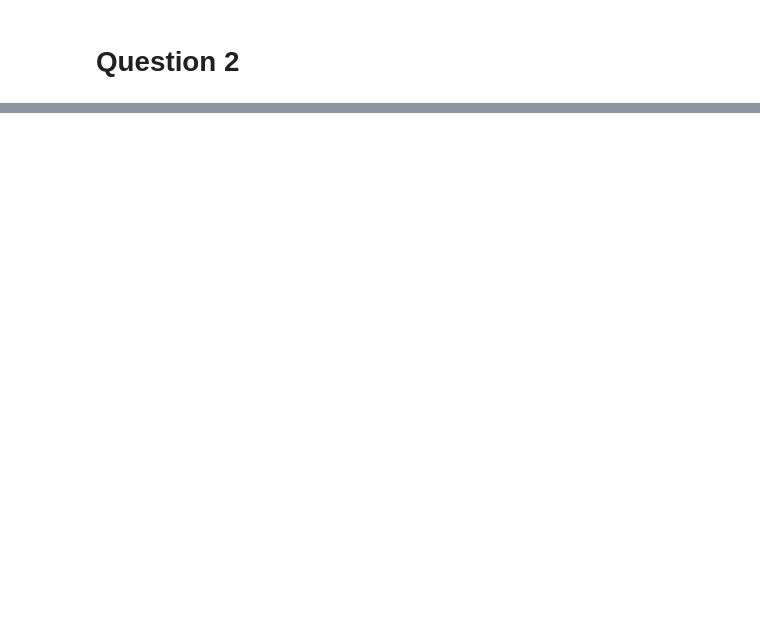
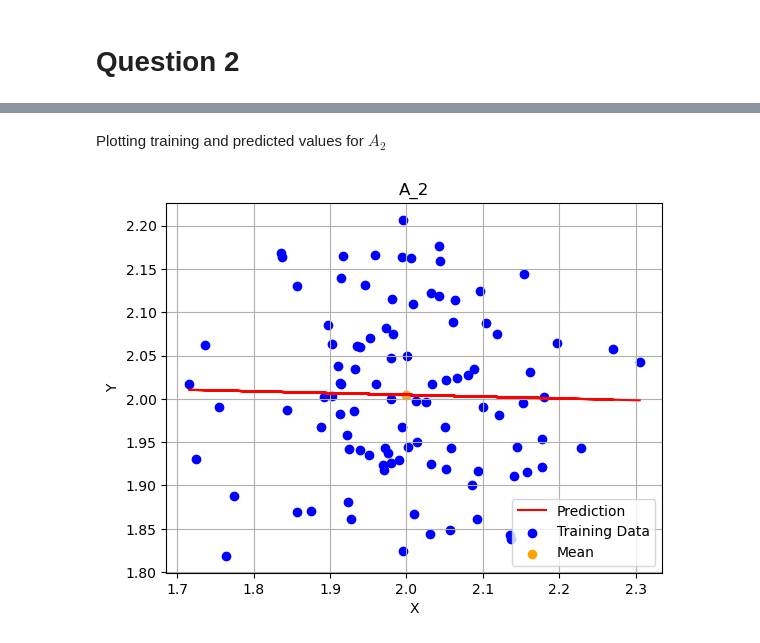
Before and after one commit to ryankafoor/Applied_Machine_Learning, a Jupyter notebook: linear_regression.ipynb, the cells around one changed output, grey strips where cells are left out. Saved outputs shown, nothing was run; the diff lists cells and outputs as text; code cells hidden in the pictures; blank space fills up the shorter version.

```diff
--- a/linear_regression.ipynb
+++ b/linear_regression.ipynb
@@ -58,29 +70,37 @@ plt.show()
 # %% [markdown]
 # Question 2
 # %%
+#Initializing matrices with varying standard deviation
 A_1 = np.random.normal(2,0.01,(100,2))
 A_2 = np.random.normal(2,0.1,(100,2))
 A_3 = np.random.normal(2,1,(100,2))
 
 
+#Algorithm 1 (Learn Simple Linear Regression)
+def simple_linear_regression(data):
 
-def simple_linear_regression(data):
+    #Calculate mean of columns
     (x_mean, y_mean) = np.mean(data, axis=0)
     x_y = np.array([x_mean, y_mean])
+
+    #Subtract vector with [x_mean, y_mean] from each row
     data1 = data - x_y
+
+    #Perform elementwise multiplication of both columns and add the resulting values
     product_numerator = data1[:, 0] * data1[:, 1]
     sum_product_numerator = np.sum(product_numerator)
 
+    #Perform elementwise multiplication of first column with itself and add the resulting values
     product_denominator = data1[:, 0] * data1[:, 0]
     sum_product_denominator = np.sum(product_denominator)
 
-    beta_0 = sum_product_numerator / sum_product_denominator
-    beta_1 = y_mean - beta_0 * x_mean
+    beta_1 = sum_product_numerator / sum_product_denominator
+    beta_0 = y_mean - beta_1 * x_mean
 
     return beta_0, beta_1
 
 
-
+#Algorithm 2 (Predict using Simple Linear Regression)
 def predict_using_slg(data_point, beta_0, beta_1):
     target_prediction = beta_0 + beta_1 * data_point
     return target_prediction
@@ -116,7 +137,15 @@ plt.show()
+# %% [markdown]
+Plotting training and predicted values for $A_2$
 # %%
+plt.plot(predictions_A2[:,0], predictions_A2[:,1],color='red', label='Prediction')
+plt.scatter(A_2[:,0], A_2[:,1],color='blue', label='Training Data')
+plt.scatter(np.mean(A_2[:,0]), np.mean(A_2[:,1]),color='orange', label='Mean')
 
-plt.plot(predictions_A2[:,0], predictions_A2[:,1], marker='o')
-plt.xlabel('X values')
-plt.ylabel('Predicted Y values')
+plt.xlabel('X')
+plt.ylabel('Y')
 plt.grid(True)
+plt.title('A_2')
+plt.legend()
 plt.show()
+# %% [output]
+[figure, added]
```
Also changed, not shown: parts of 45 cells of this notebook.
